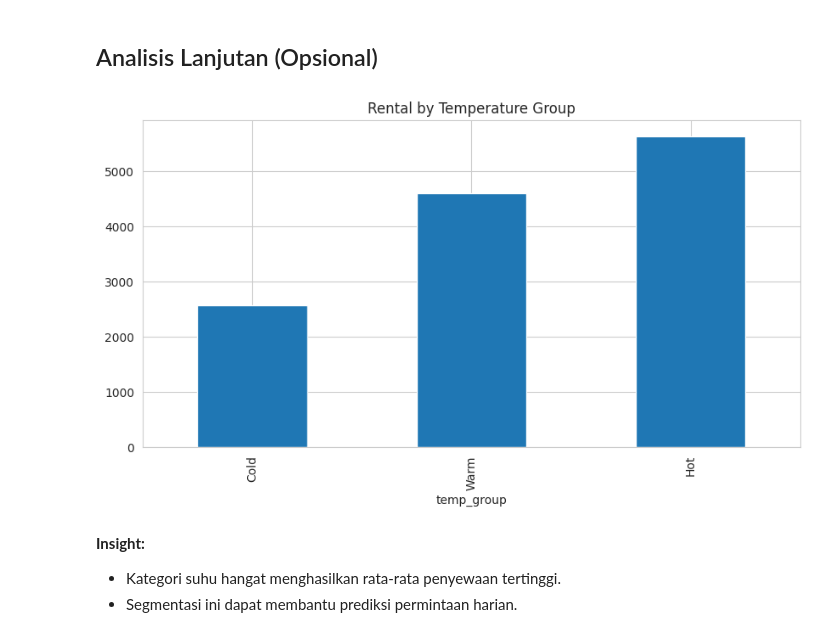
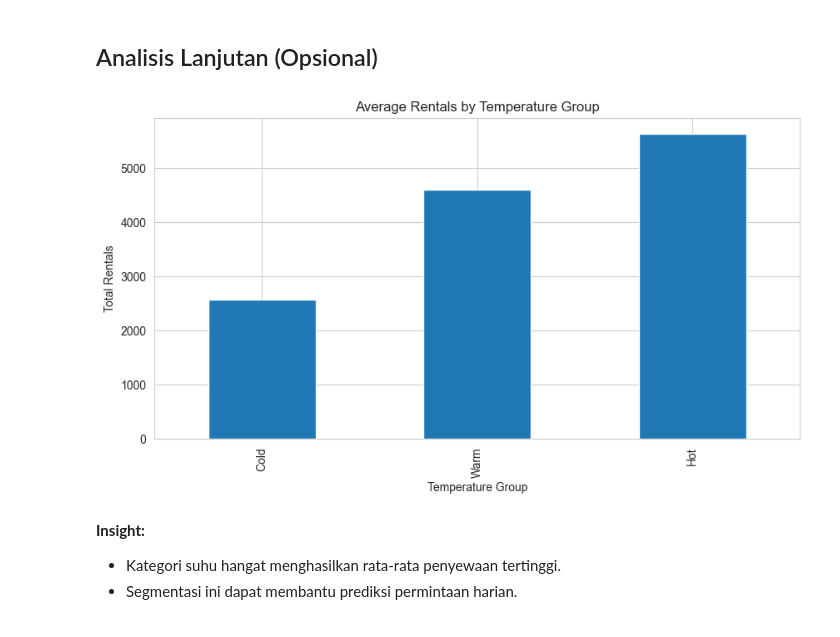
Before and after one commit to swynt/bike-sharing-dashboard, a Jupyter notebook: Proyek_Analisis_Data.ipynb, the cells around one changed output. Drawn from its saved outputs; the diff is of its cells as text; code cells hidden in the pictures.

```diff
--- a/Proyek_Analisis_Data.ipynb
+++ b/Proyek_Analisis_Data.ipynb
@@ -92,0 +138,2 @@ df.reset_index(drop=True, inplace=True)
+# %%
+df.drop_duplicates(inplace=True)
@@ -92,0 +142,10 @@ df.reset_index(drop=True, inplace=True)
+# %%
+df.drop(columns=['instant'], inplace=True)
+# %%
+df.rename(columns={
+    'dteday': 'date',
+    'cnt': 'total_rentals',
+    'hum': 'humidity',
+    'yr': 'year',
+    'mnth': 'month'
+}, inplace=True)
@@ -92,0 +167,3 @@ df.reset_index(drop=True, inplace=True)
+# %%
+df = df.sort_values('date')
+df.reset_index(drop=True, inplace=True)
@@ -241,13 +343,25 @@ Secara bisnis, perusahaan disarankan untuk:
 # %% [markdown]
 ## Analisis Lanjutan (Opsional)
 # %%
-df['temp_group'] = pd.cut(df['temp'], bins=3, labels=['Cold','Warm','Hot'])
+df['temp_group'] = pd.cut(
+    df['temp'],
+    bins=3,
+    labels=['Cold','Warm','Hot']
+)
 
-df.groupby('temp_group')['cnt'].mean().plot(kind='bar')
-plt.title("Rental by Temperature Group")
+temp_avg = (
+    df.groupby('temp_group')['total_rentals']
+    .mean()
+    .reindex(['Cold','Warm','Hot'])
+)
+
+temp_avg.plot(kind='bar')
+plt.title("Average Rentals by Temperature Group")
+plt.xlabel("Temperature Group")
+plt.ylabel("Total Rentals")
 plt.show()
 # %% [output]
-[figure, old version]
+[figure, new version]
 # %% [markdown]
 **Insight:**
 
```
Also changed, not shown: parts of 28 cells of this notebook, 3 other files.
